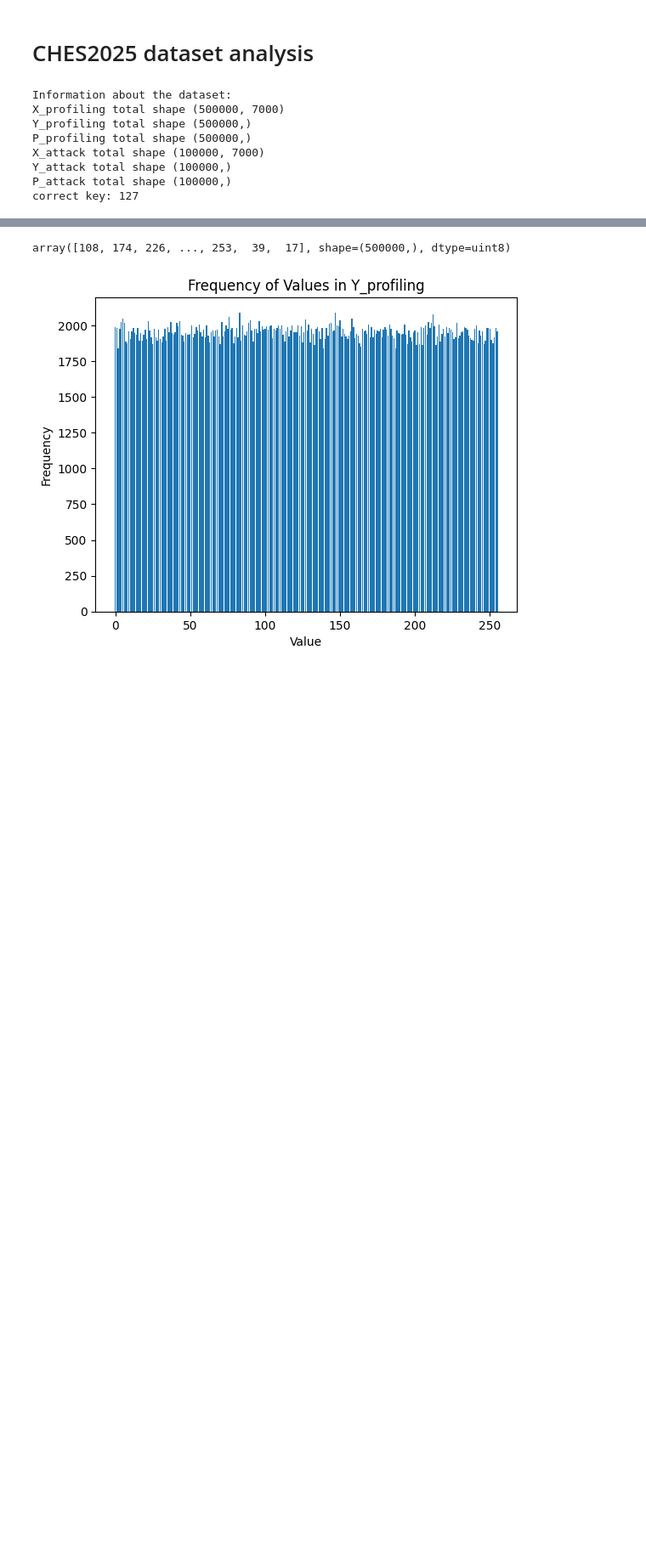
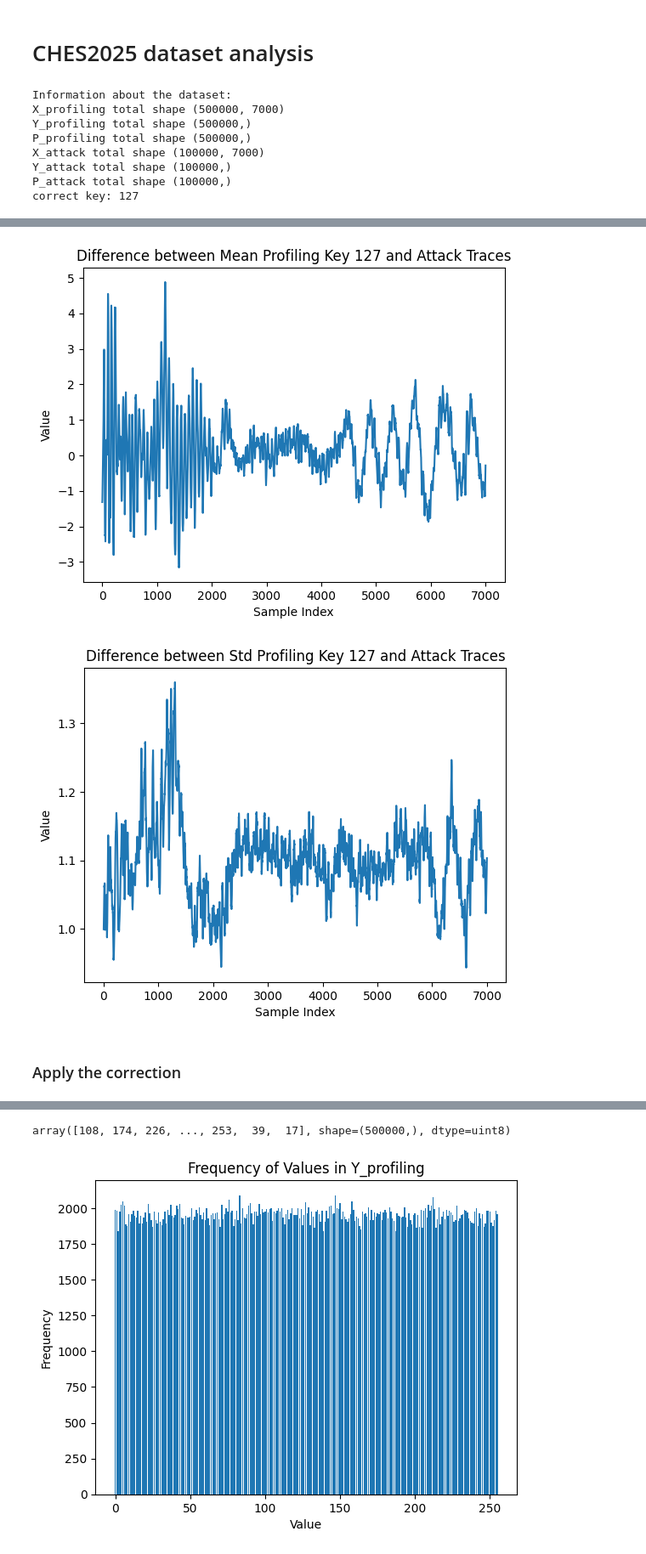
Before and after one commit to LucianoXu/CHES2025-Challenge, a Jupyter notebook: dataset_analysis.ipynb, the cells around one changed output, grey strips where cells are left out. Shown at 85% size. Cells and saved outputs as stored; diff of their text form; code cells hidden in the pictures; blank space fills up the shorter version.

Commit message:
use special standardization to fix data drift

```diff
--- a/dataset_analysis.ipynb
+++ b/dataset_analysis.ipynb
@@ -16,0 +60,20 @@ correct key: 127
+# %%
+# collect all traces with key 127 from profiling data
+X_profiling_raw_key_127 = []
+for i in range(len(X_profiling)):
+    if K_profiling[i] == 127:
+        X_profiling_raw_key_127.append(X_profiling[i])
+
+X_profiling_raw_key_127 = np.array(X_profiling_raw_key_127)
+
+mean_profiling_raw_key_127 = X_profiling_raw_key_127.mean(axis=0)
+std_profiling_raw_key_127 = X_profiling_raw_key_127.std(axis=0, ddof=0)
+# %%
+# compare with attack traces
+plot_trace(mean_profiling_raw_key_127 - mean_attack, title='Difference between Mean Profiling Key 127 and Attack Traces')
+plot_trace(std_attack/std_profiling_raw_key_127, title='Difference between Std Profiling Key 127 and Attack Traces')
+# %% [output]
+[figure, added]
+[figure, added]
+# %% [markdown]
+### Apply the correction
```
Also changed, not shown: parts of 25 cells of this notebook, 5 other files.
